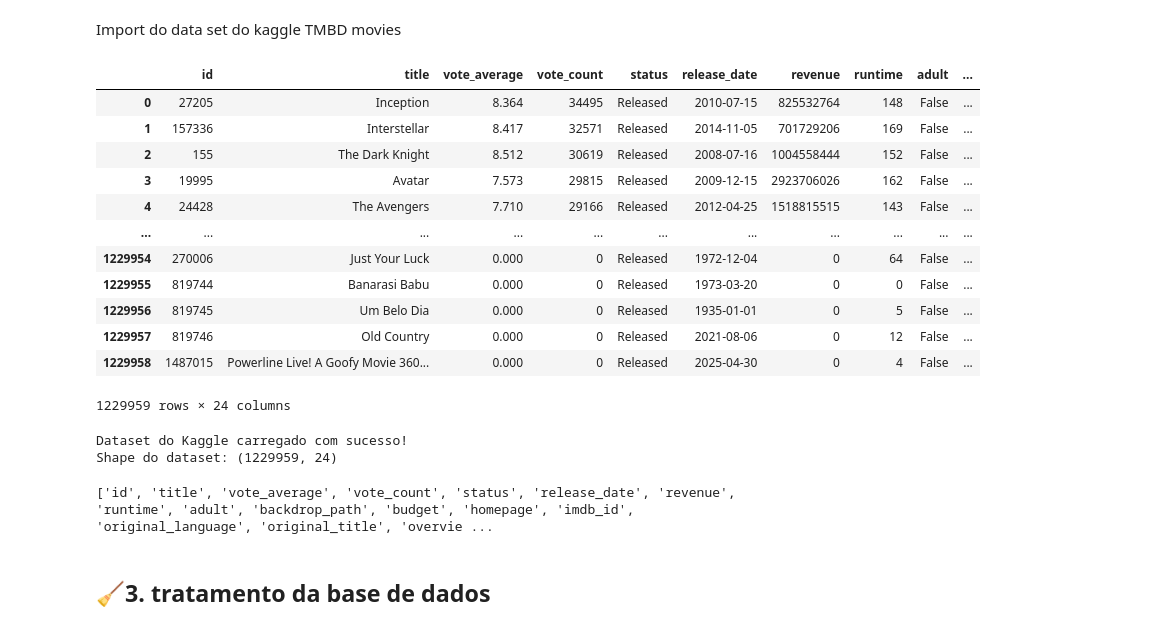
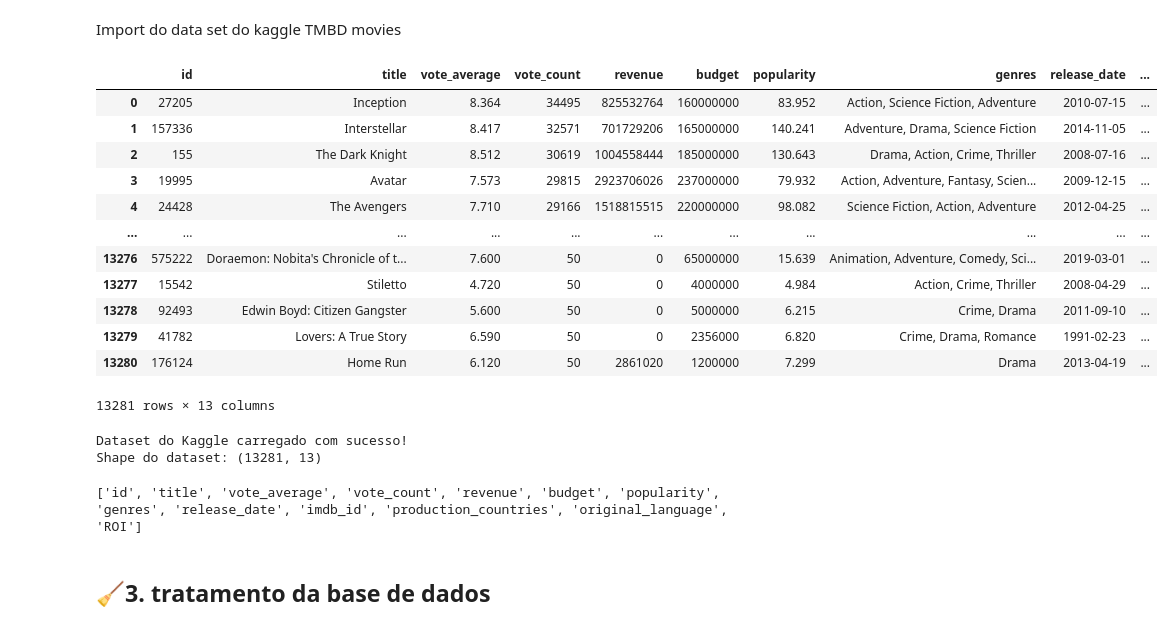
Before and after one commit to k1ngll/BeeView, a Jupyter notebook: BeeView Notebooks/Analise Franquia/02_Analise_Franquia.ipynb, the cells around one changed output. Saved outputs shown, nothing was run; the diff lists cells and outputs as text; code cells hidden in the pictures.

```diff
--- a/BeeView Notebooks/Analise Franquia/02_Analise_Franquia.ipynb
+++ b/BeeView Notebooks/Analise Franquia/02_Analise_Franquia.ipynb
@@ -169,26 +175,26 @@ base_url = 'https://api.themoviedb.org/3'
 Import do data set do kaggle TMBD movies
 # %%
 #caminho data set
-caminho = '/content/drive/MyDrive/Faculdade/Python BIG DATA/Zuum Filmes/TMDB_movie_dataset_25-05.csv'
+caminho = 'Datasets/tmdb_dataset_filtrado.csv'
 tabela = pd.read_csv(caminho)
 
 display(tabela)
 # %% [output]
-|  | id | title | vote_average | vote_count | status | release_date | revenue | runtime | adult | ... |
-| 0 | 27205 | Inception | 8.364 | 34495 | Released | 2010-07-15 | 825532764 | 148 | False | ... |
-| 1 | 157336 | Interstellar | 8.417 | 32571 | Released | 2014-11-05 | 701729206 | 169 | False | ... |
-| 2 | 155 | The Dark Knight | 8.512 | 30619 | Released | 2008-07-16 | 1004558444 | 152 | False | ... |
-| 3 | 19995 | Avatar | 7.573 | 29815 | Released | 2009-12-15 | 2923706026 | 162 | False | ... |
-| 4 | 24428 | The Avengers | 7.710 | 29166 | Released | 2012-04-25 | 1518815515 | 143 | False | ... |
+|  | id | title | vote_average | vote_count | revenue | budget | popularity | genres | release_date | ... |
+| 0 | 27205 | Inception | 8.364 | 34495 | 825532764 | 160000000 | 83.952 | Action, Science Fiction, Adventure | 2010-07-15 | ... |
+| 1 | 157336 | Interstellar | 8.417 | 32571 | 701729206 | 165000000 | 140.241 | Adventure, Drama, Science Fiction | 2014-11-05 | ... |
+| 2 | 155 | The Dark Knight | 8.512 | 30619 | 1004558444 | 185000000 | 130.643 | Drama, Action, Crime, Thriller | 2008-07-16 | ... |
+| 3 | 19995 | Avatar | 7.573 | 29815 | 2923706026 | 237000000 | 79.932 | Action, Adventure, Fantasy, Scien... | 2009-12-15 | ... |
+| 4 | 24428 | The Avengers | 7.710 | 29166 | 1518815515 | 220000000 | 98.082 | Science Fiction, Action, Adventure | 2012-04-25 | ... |
 | ... | ... | ... | ... | ... | ... | ... | ... | ... | ... | ... |
-| 1229954 | 270006 | Just Your Luck | 0.000 | 0 | Released | 1972-12-04 | 0 | 64 | False | ... |
-| 1229955 | 819744 | Banarasi Babu | 0.000 | 0 | Released | 1973-03-20 | 0 | 0 | False | ... |
-| 1229956 | 819745 | Um Belo Dia | 0.000 | 0 | Released | 1935-01-01 | 0 | 5 | False | ... |
-| 1229957 | 819746 | Old Country | 0.000 | 0 | Released | 2021-08-06 | 0 | 12 | False | ... |
-| 1229958 | 1487015 | Powerline Live! A Goofy Movie 360... | 0.000 | 0 | Released | 2025-04-30 | 0 | 4 | False | ... |
+| 13276 | 575222 | Doraemon: Nobita's Chronicle of t... | 7.600 | 50 | 0 | 65000000 | 15.639 | Animation, Adventure, Comedy, Sci... | 2019-03-01 | ... |
+| 13277 | 15542 | Stiletto | 4.720 | 50 | 0 | 4000000 | 4.984 | Action, Crime, Thriller | 2008-04-29 | ... |
+| 13278 | 92493 | Edwin Boyd: Citizen Gangster | 5.600 | 50 | 0 | 5000000 | 6.215 | Crime, Drama | 2011-09-10 | ... |
+| 13279 | 41782 | Lovers: A True Story | 6.590 | 50 | 0 | 2356000 | 6.820 | Crime, Drama, Romance | 1991-02-23 | ... |
+| 13280 | 176124 | Home Run | 6.120 | 50 | 2861020 | 1200000 | 7.299 | Drama | 2013-04-19 | ... |
-1229959 rows × 24 columns
+13281 rows × 13 columns
 # %%
-caminho = '/content/drive/MyDrive/Faculdade/Python BIG DATA/Zuum Filmes/TMDB_movie_dataset_25-05.csv'
+
 
 try:
     tmdb_dataset = pd.read_csv(caminho)
@@ -199,12 +205,12 @@ except FileNotFoundError:
     print(f"Erro: Arquivo não encontrado em '{caminho}'. Verifique o caminho.")
 # %% [output]
 Dataset do Kaggle carregado com sucesso!
-Shape do dataset: (1229959, 24)
+Shape do dataset: (13281, 13)
 # %%
 # Saber quais são as colunas do dataset
 print(tmdb_dataset.columns.tolist())
 # %% [output]
-['id', 'title', 'vote_average', 'vote_count', 'status', 'release_date', 'revenue', 'runtime', 'adult', 'backdrop_path', 'budget', 'homepage', 'imdb_id', 'original_language', 'original_title', 'overvie ...
+['id', 'title', 'vote_average', 'vote_count', 'revenue', 'budget', 'popularity', 'genres', 'release_date', 'imdb_id', 'production_countries', 'original_language', 'ROI']
 # %% [markdown]
 ## 🧹3. tratamento da base de dados
 # %% [markdown]
```
Also changed, not shown: parts of 5 cells of this notebook, 2 other files.
